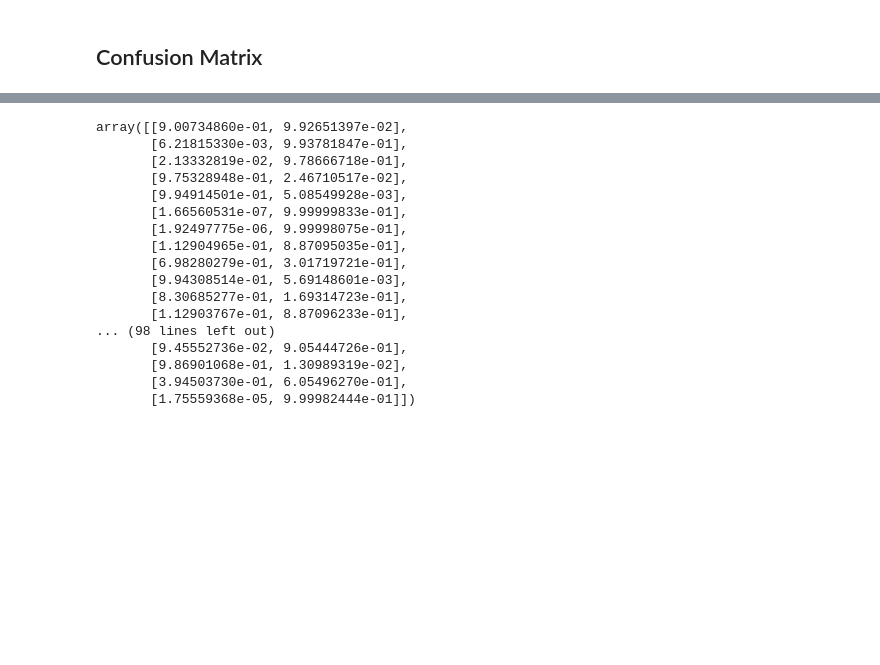
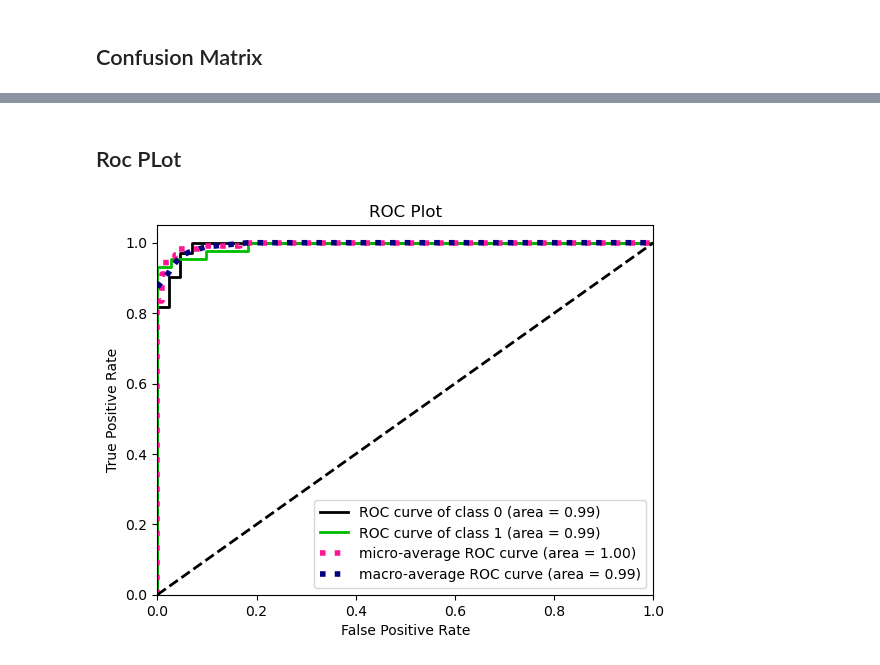
Before and after one commit to Santiago-Rosas/Logistic-Regression-Cancer-Data, a Jupyter notebook: Cancer_prediction_wisconsin_Data_set.ipynb, the cells around one changed output, grey strips where cells are left out. Drawn from its saved outputs; the diff is of its cells as text; code cells hidden in the pictures; blank space fills up the shorter version.

```diff
--- a/Cancer_prediction_wisconsin_Data_set.ipynb
+++ b/Cancer_prediction_wisconsin_Data_set.ipynb
@@ -281,21 +300,5 @@ plt.show()
 # %%
 # The porba
-model.predict_proba(X_test)
+proba=model.predict_proba(X_test)
-# %% [output]
-array([[9.00734860e-01, 9.92651397e-02],
-       [6.21815330e-03, 9.93781847e-01],
-       [2.13332819e-02, 9.78666718e-01],
-       [9.75328948e-01, 2.46710517e-02],
-       [9.94914501e-01, 5.08549928e-03],
-       [1.66560531e-07, 9.99999833e-01],
-       [1.92497775e-06, 9.99998075e-01],
-       [1.12904965e-01, 8.87095035e-01],
-       [6.98280279e-01, 3.01719721e-01],
-       [9.94308514e-01, 5.69148601e-03],
-       [8.30685277e-01, 1.69314723e-01],
-       [1.12903767e-01, 8.87096233e-01],
-... (98 lines left out)
-       [9.45552736e-02, 9.05444726e-01],
-       [9.86901068e-01, 1.30989319e-02],
-       [3.94503730e-01, 6.05496270e-01],
-       [1.75559368e-05, 9.99982444e-01]])
+# %% [markdown]
+## Roc PLot
@@ -302,3 +307,8 @@ array([[9.00734860e-01, 9.92651397e-02],
+# %%
+skplt.metrics.plot_roc(y_test, proba, title = 'ROC Plot')
+plt.show()
+# %% [output]
+[figure, added]
 # %%
 # weight of variables
 weights = pd.Series(model.coef_[0],
```
Also changed, not shown: parts of 38 cells of this notebook.
